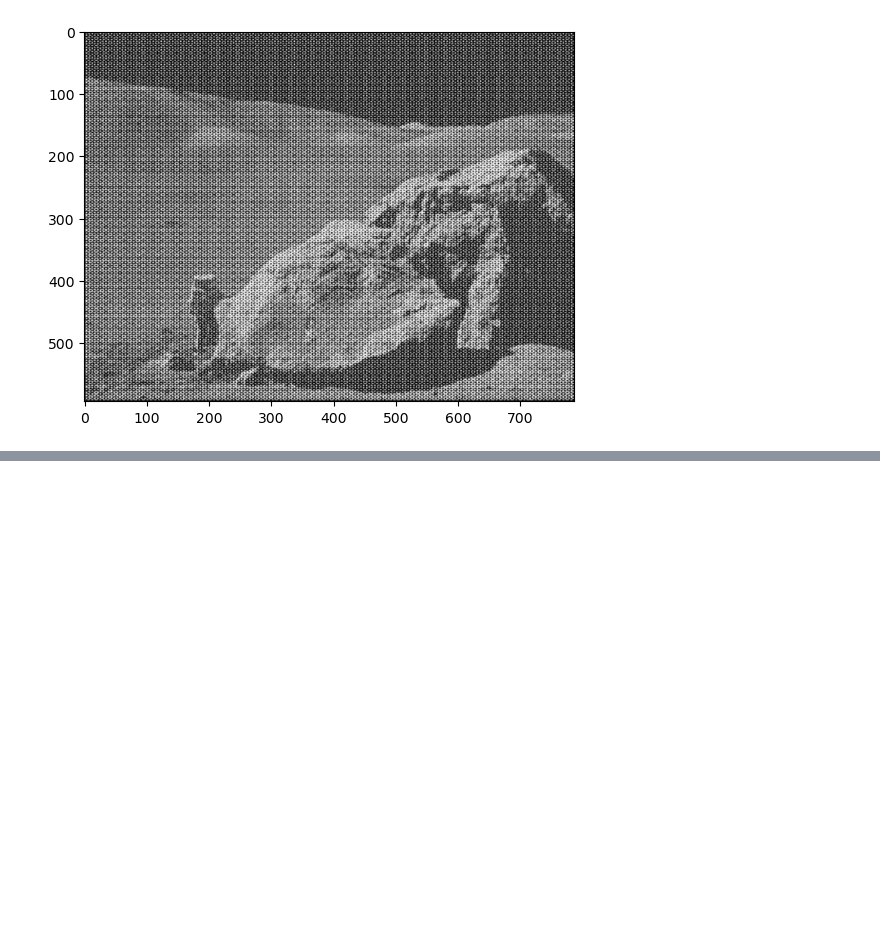
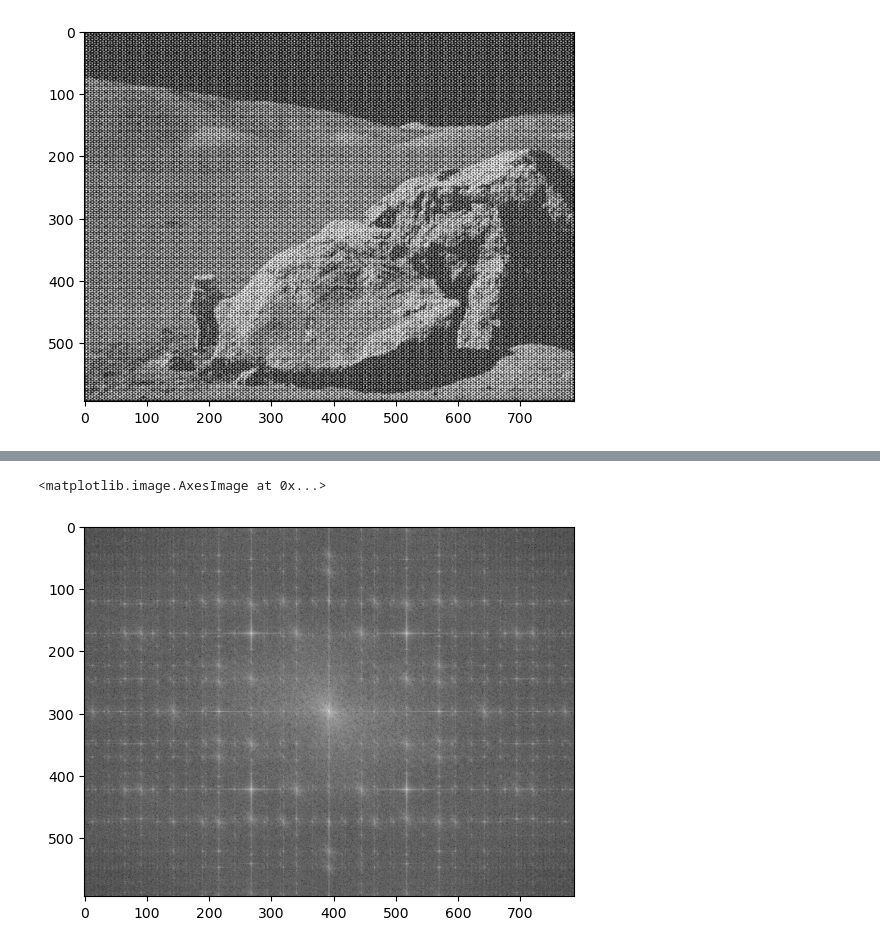
Before and after one commit to nikita-III/IP-tasks, a Jupyter notebook: project-5.ipynb, the cells around one changed output, grey strips where cells are left out. Saved outputs shown, nothing was run; the diff lists cells and outputs as text; code cells hidden in the pictures; blank space fills up the shorter version.

```diff
--- a/project-5.ipynb
+++ b/project-5.ipynb
@@ -56,0 +46,9 @@ plt.imshow(img_back, cmap='gray')
+# %%
+dft = cv2.dft(np.float32(img), flags=cv2.DFT_COMPLEX_OUTPUT)
+shift = np.fft.fftshift(dft)
+
+magnitude_spectrum = 20 * np.log(cv2.magnitude(shift[:, :, 0], shift[:, :, 1]))
+plt.imshow(magnitude_spectrum, cmap='gray')
+# %% [output]
+<matplotlib.image.AxesImage at 0x...>
+[figure, added]
```
Also changed, not shown: parts of 6 cells of this notebook.
